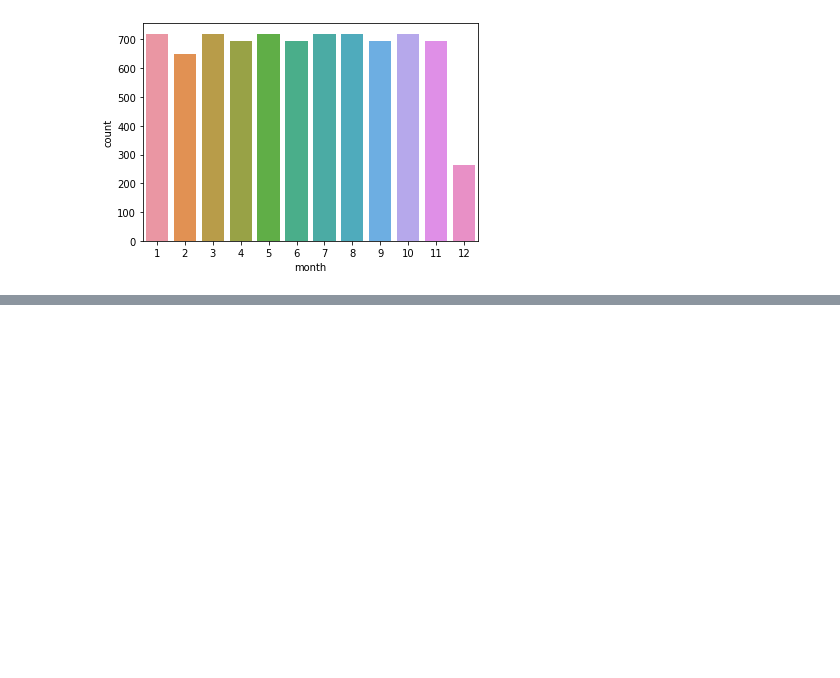
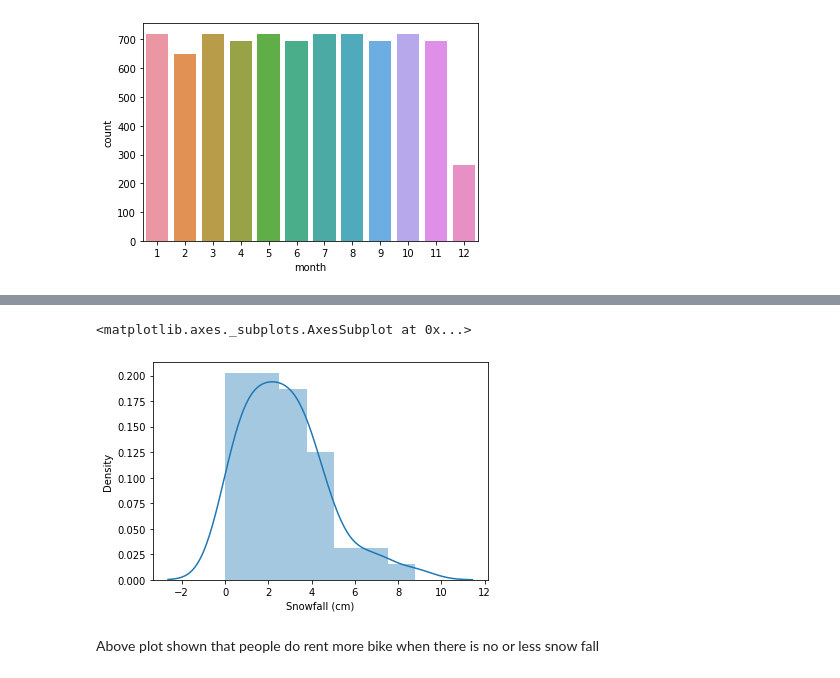
Before and after one commit to Ratnakar2022/Seoul-Bike-Sharing-Demand-Prediction, a Jupyter notebook: Bike_Sharing_Demand_Prediction_Capstone_Project.ipynb, the cells around one changed output, grey strips where cells are left out. Cells and saved outputs as stored; diff of their text form; code cells hidden in the pictures; blank space fills up the shorter version.

```diff
--- a/Bike_Sharing_Demand_Prediction_Capstone_Project.ipynb
+++ b/Bike_Sharing_Demand_Prediction_Capstone_Project.ipynb
@@ -306,0 +338,3 @@ sns.countplot(bike_data.loc[bike_data['year']==2018,'month'])
+# %%
+df_snow.reset_index(inplace=True)
+df_snow.head()
@@ -306,0 +348,9 @@ sns.countplot(bike_data.loc[bike_data['year']==2018,'month'])
+# %%
+# plot showing distribution of bike rentals according to snowfall intensity
+
+sns.distplot(df_snow['Snowfall (cm)'])
+# %% [output]
+<matplotlib.axes._subplots.AxesSubplot at 0x...>
+[figure, added]
+# %% [markdown]
+Above plot shown that people do rent more bike when there is no or less snow fall
```
Also changed, not shown: parts of 34 cells of this notebook.
